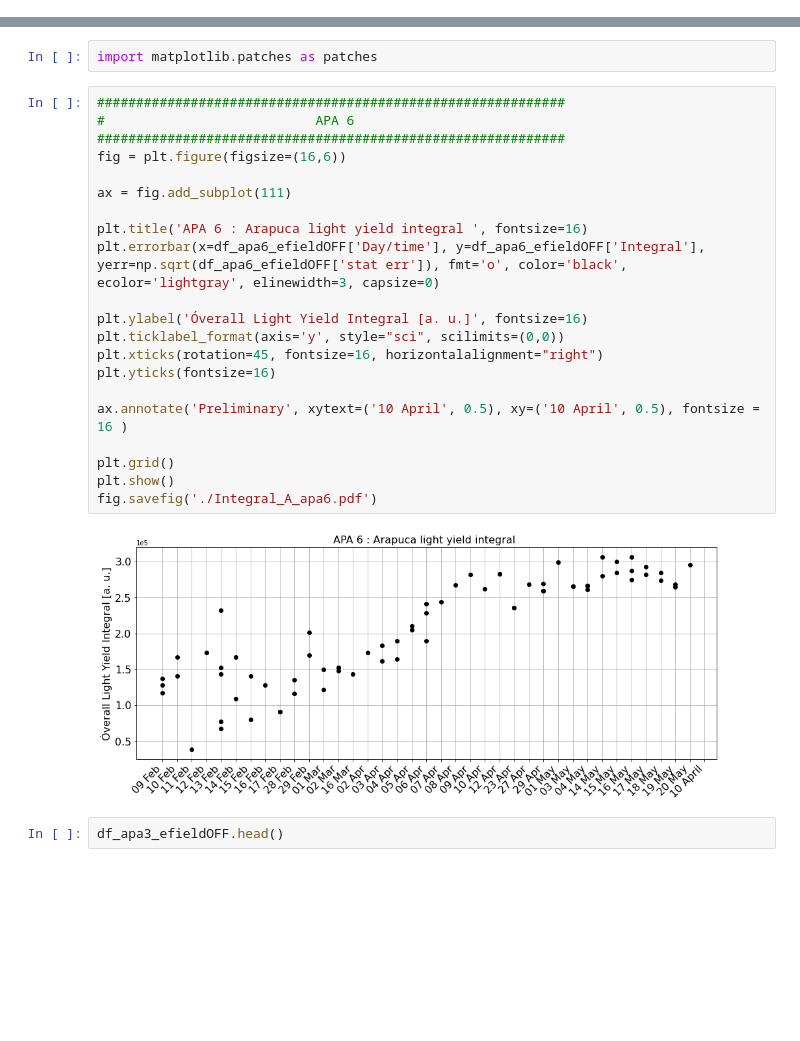
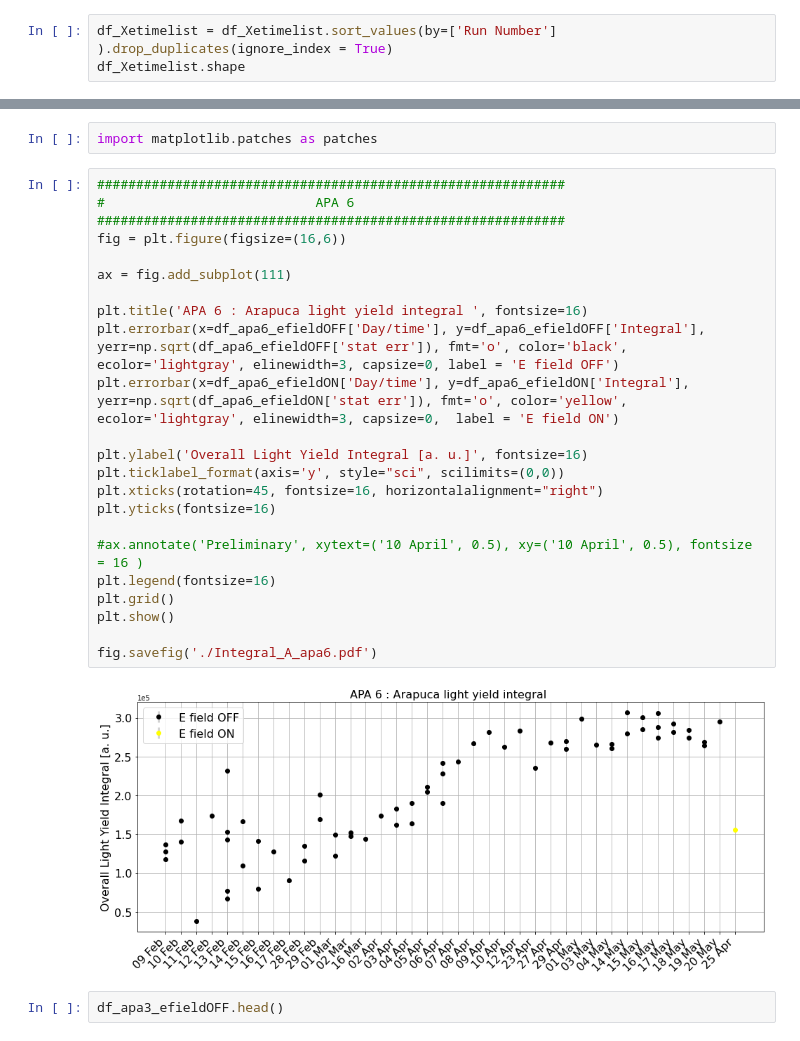
Before and after one commit to stbordoni/Arapuca, a Jupyter notebook: doIntegralPlots.ipynb, the cells around one changed output, grey strips where cells are left out. Drawn from its saved outputs; the diff is of its cells as text; blank space fills up the shorter version.

Commit message:
cleanup of the run list. now seems good. need fix ratio plot

```diff
--- a/doIntegralPlots.ipynb
+++ b/doIntegralPlots.ipynb
@@ -53,3 +51,6 @@ df_Xetimelist.tail()
 df_Xetimelist.shape
 # %% [output]
 (118, 2)
+# %%
+df_Xetimelist = df_Xetimelist.sort_values(by=['Run Number'] ).drop_duplicates(ignore_index = True)
+df_Xetimelist.shape
@@ -244,26 +247,28 @@ import matplotlib.patches as patches
 # %%
 ############################################################
 #                           APA 6
 ############################################################
 fig = plt.figure(figsize=(16,6))
 
 ax = fig.add_subplot(111)
 
 plt.title('APA 6 : Arapuca light yield integral ', fontsize=16)
-plt.errorbar(x=df_apa6_efieldOFF['Day/time'], y=df_apa6_efieldOFF['Integral'], yerr=np.sqrt(df_apa6_efieldOFF['stat err']), fmt='o', color='black', ecolor='lightgray', elinewidth=3, capsize=0)
+plt.errorbar(x=df_apa6_efieldOFF['Day/time'], y=df_apa6_efieldOFF['Integral'], yerr=np.sqrt(df_apa6_efieldOFF['stat err']), fmt='o', color='black', ecolor='lightgray', elinewidth=3, capsize=0, label = 'E field OFF')
+plt.errorbar(x=df_apa6_efieldON['Day/time'], y=df_apa6_efieldON['Integral'], yerr=np.sqrt(df_apa6_efieldON['stat err']), fmt='o', color='yellow', ecolor='lightgray', elinewidth=3, capsize=0,  label = 'E field ON')
 
-plt.ylabel('Óverall Light Yield Integral [a. u.]', fontsize=16)
+plt.ylabel('Overall Light Yield Integral [a. u.]', fontsize=16)
 plt.ticklabel_format(axis='y', style="sci", scilimits=(0,0))
 plt.xticks(rotation=45, fontsize=16, horizontalalignment="right")
 plt.yticks(fontsize=16)
 
-ax.annotate('Preliminary', xytext=('10 April', 0.5), xy=('10 April', 0.5), fontsize = 16 )
-
+#ax.annotate('Preliminary', xytext=('10 April', 0.5), xy=('10 April', 0.5), fontsize = 16 )
+plt.legend(fontsize=16)
 plt.grid()
 plt.show()
+
 fig.savefig('./Integral_A_apa6.pdf')
 # %% [output]
-[figure, old version]
+[figure, new version]
 # %%
 df_apa3_efieldOFF.head()
 # %% [output]
```
Also changed, not shown: parts of 19 cells of this notebook.
